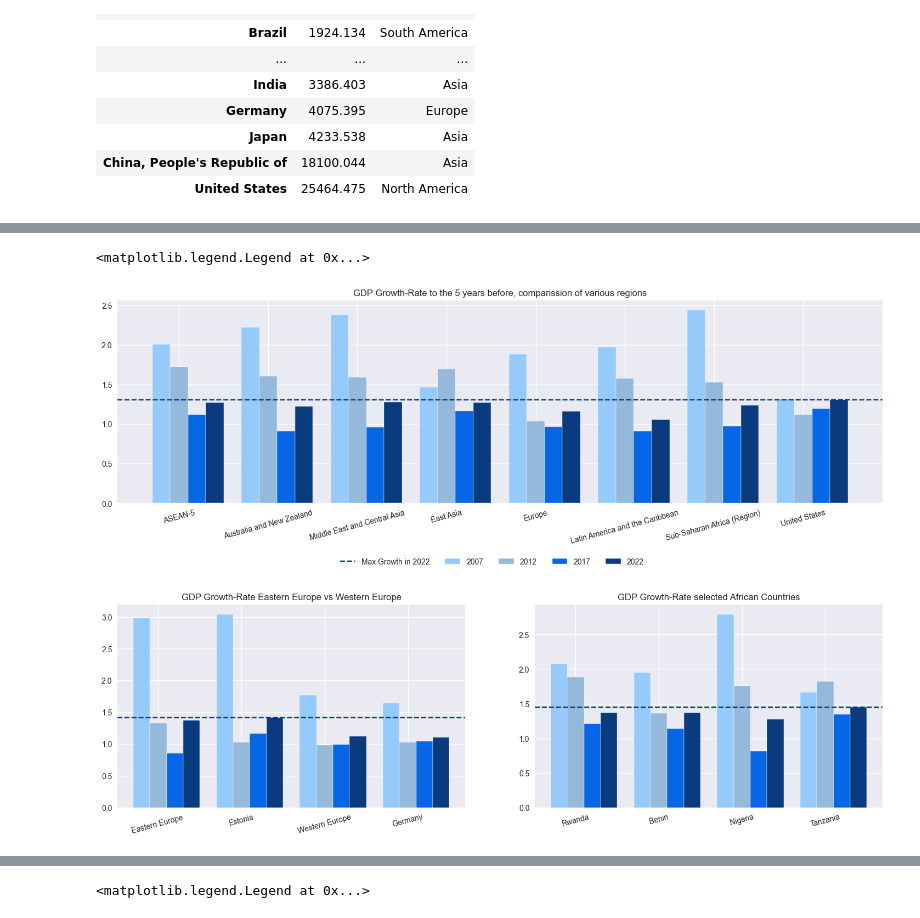
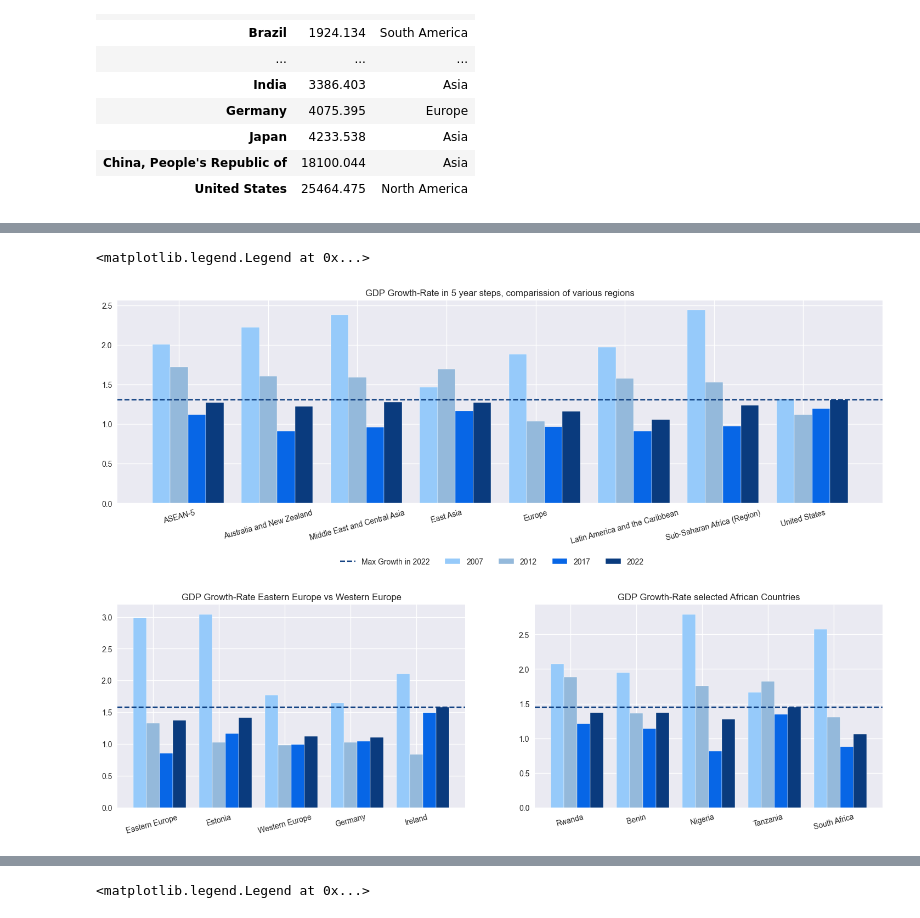
Before and after one commit to Monsieur-Bandana/data_science_clockmann, a Jupyter notebook: ClassProject2207 (1).ipynb, the cells around one changed output, grey strips where cells are left out. Cells and saved outputs as stored; diff of their text form; code cells hidden in the pictures.

```diff
--- a/ClassProject2207 (1).ipynb
+++ b/ClassProject2207 (1).ipynb
@@ -252,8 +247,8 @@ ax3 = plt.subplot(grid[1, 1])
 axes = [ax1, ax2, ax3]
 
 regionsList = ['ASEAN-5', 'Australia and New Zealand', 'Middle East and Central Asia',  'East Asia', 'Europe', 'Latin America and the Caribbean', 'Sub-Saharan Africa (Region) ',  'United States']
-europeList = ['Eastern Europe ', 'Estonia', 'Western Europe', 'Germany']
-africaList = ['Rwanda', 'Benin', 'Nigeria', 'Tanzania']
+europeList = ['Eastern Europe ', 'Estonia', 'Western Europe', 'Germany', 'Ireland']
+africaList = ['Rwanda', 'Benin', 'Nigeria', 'Tanzania', 'South Africa']
 
 processLists = [regionsList, europeList, africaList]
 
@@ -287,35 +282,35 @@ for list in processLists:
     width = 0.2
 
     colors =['#96cafa', '#94b9db', '#0766e6', '#0a3b7e']
 
 
     i = 0
     while i < len(dbGrowthRate):
         offset=width*i
         axes[listCounter].bar(height=x[i], x=region + offset,
                     width=width, color=colors[i])
         i=i+1
 
     axes[listCounter].set_xticks(region + width, regions, rotation=15)
     axes[listCounter].axhline(y=maxGrowth2022, linestyle='--', color=colors[3])
 
     listCounter = listCounter+1
 
 
 
-axes[0].set_title("GDP Growth-Rate to the 5 years before, comparission of various regions")
+axes[0].set_title("GDP Growth-Rate in 5 year steps, comparission of various regions")
 axes[1].set_title(
     "GDP Growth-Rate Eastern Europe vs Western Europe")
 axes[2].set_title(
     "GDP Growth-Rate selected African Countries")
 
 
 mpl.style.use('seaborn')
 
 fig.legend(loc='center', ncols=5, labels=["Max Growth in 2022"]+dbGrowthRate.index.to_list() )
 # %% [output]
 <matplotlib.legend.Legend at 0x...>
-[figure, old version]
+[figure, new version]
 # %%
 
 # for this database we access the gdp2 plot since we also use the regional data for a better overview
```
Also changed, not shown: parts of 2 cells of this notebook.
